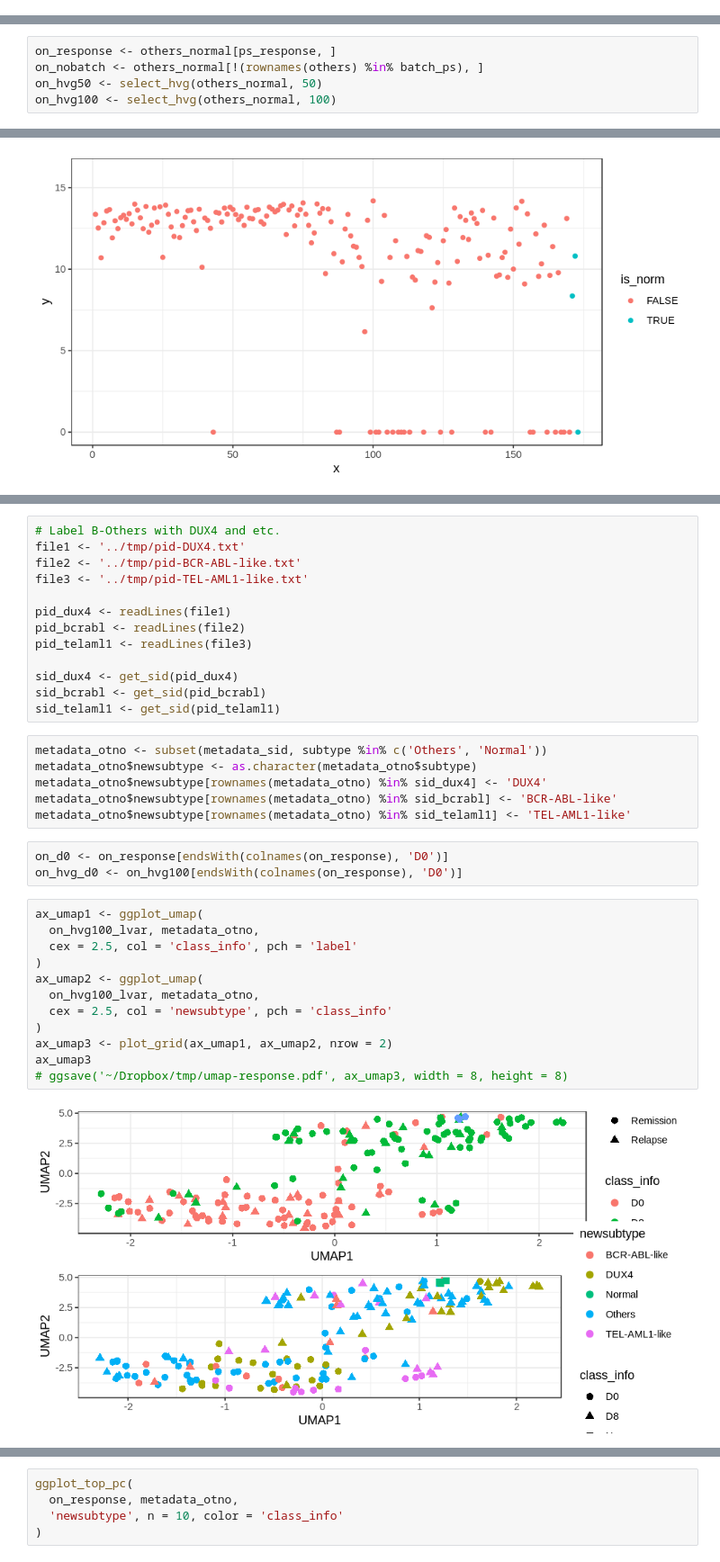
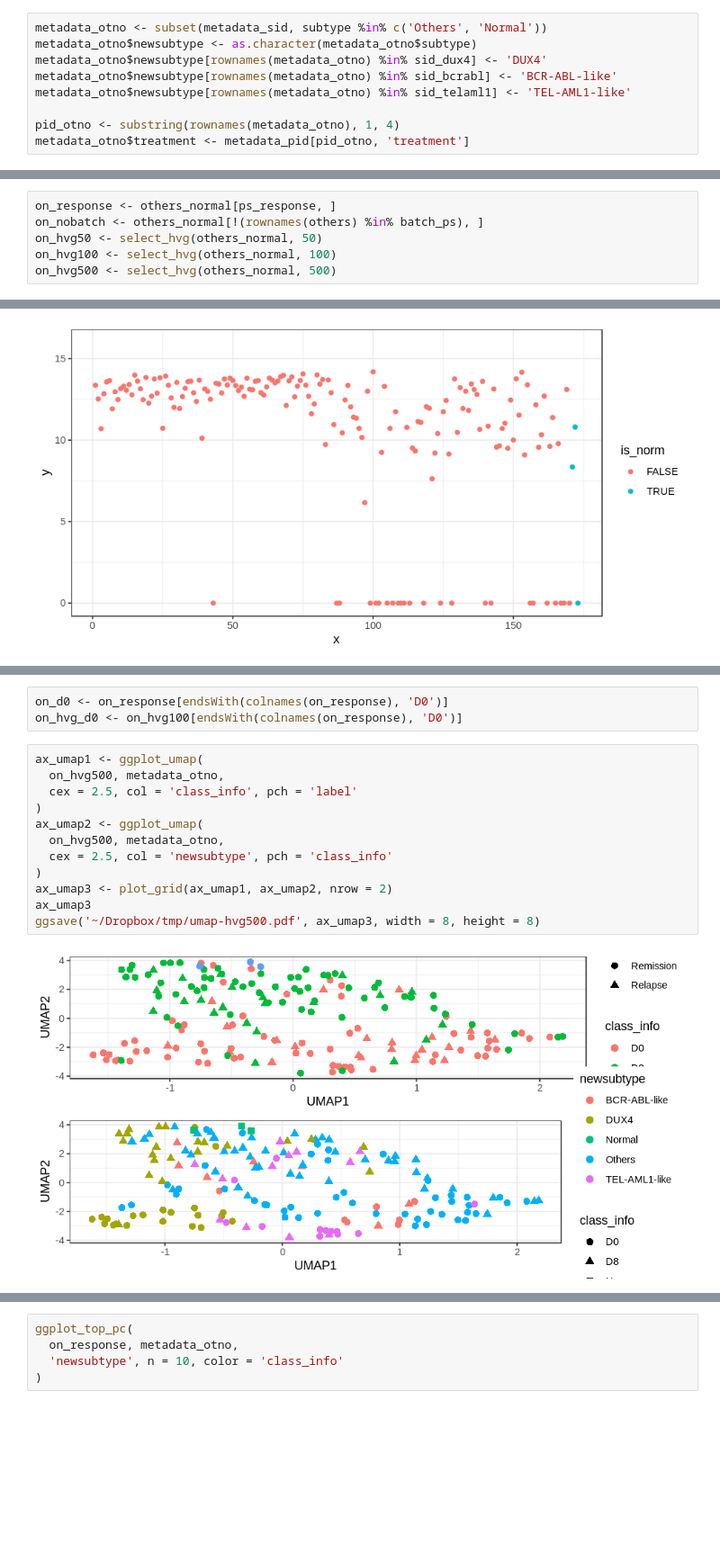
Before and after one commit to dblux/relapse_prediction, a Jupyter notebook: ipynb/model.ipynb, the cells around one changed output, grey strips where cells are left out. Shown at 90% size. Saved outputs shown, nothing was run; the diff lists cells and outputs as text; blank space fills up the shorter version.

```diff
--- a/ipynb/model.ipynb
+++ b/ipynb/model.ipynb
@@ -666,3 +753,12 @@ Warning message in wilcox.test.default(x1, x2, exact = T):
+# %%
+metadata_otno <- subset(metadata_sid, subtype %in% c('Others', 'Normal'))
+metadata_otno$newsubtype <- as.character(metadata_otno$subtype)
+metadata_otno$newsubtype[rownames(metadata_otno) %in% sid_dux4] <- 'DUX4'
+metadata_otno$newsubtype[rownames(metadata_otno) %in% sid_bcrabl] <- 'BCR-ABL-like'
+metadata_otno$newsubtype[rownames(metadata_otno) %in% sid_telaml1] <- 'TEL-AML1-like'
+
+pid_otno <- substring(rownames(metadata_otno), 1, 4)
+metadata_otno$treatment <- metadata_pid[pid_otno, 'treatment']
 # %% [markdown]
 #### TO-DO
 1. Features: Using HVGs and suppressing noise
@@ -697,6 +793,7 @@ on_response <- others_normal[ps_response, ]
 on_nobatch <- others_normal[!(rownames(others) %in% batch_ps), ]
 on_hvg50 <- select_hvg(others_normal, 50)
 on_hvg100 <- select_hvg(others_normal, 100)
+on_hvg500 <- select_hvg(others_normal, 500)
 # %% [markdown]
 #### Exploring features
 - Comparing variance of others v.s. normal
@@ -736,38 +833,19 @@ on_hvg100_lvar <- on_hvg100[-normal_high, ]
-# %%
-# Label B-Others with DUX4 and etc.
-file1 <- '../tmp/pid-DUX4.txt'
-file2 <- '../tmp/pid-BCR-ABL-like.txt'
-file3 <- '../tmp/pid-TEL-AML1-like.txt'
-
-pid_dux4 <- readLines(file1)
-pid_bcrabl <- readLines(file2)
-pid_telaml1 <- readLines(file3)
-
-sid_dux4 <- get_sid(pid_dux4)
-sid_bcrabl <- get_sid(pid_bcrabl)
-sid_telaml1 <- get_sid(pid_telaml1)
-# %%
-metadata_otno <- subset(metadata_sid, subtype %in% c('Others', 'Normal'))
-metadata_otno$newsubtype <- as.character(metadata_otno$subtype)
-metadata_otno$newsubtype[rownames(metadata_otno) %in% sid_dux4] <- 'DUX4'
-metadata_otno$newsubtype[rownames(metadata_otno) %in% sid_bcrabl] <- 'BCR-ABL-like'
-metadata_otno$newsubtype[rownames(metadata_otno) %in% sid_telaml1] <- 'TEL-AML1-like'
 # %%
 on_d0 <- on_response[endsWith(colnames(on_response), 'D0')]
 on_hvg_d0 <- on_hvg100[endsWith(colnames(on_response), 'D0')]
 # %%
 ax_umap1 <- ggplot_umap(
-  on_hvg100_lvar, metadata_otno,
+  on_hvg500, metadata_otno,
   cex = 2.5, col = 'class_info', pch = 'label'
 )
 ax_umap2 <- ggplot_umap(
-  on_hvg100_lvar, metadata_otno,
+  on_hvg500, metadata_otno,
   cex = 2.5, col = 'newsubtype', pch = 'class_info'
 )
 ax_umap3 <- plot_grid(ax_umap1, ax_umap2, nrow = 2)
 ax_umap3
-# ggsave('~/Dropbox/tmp/umap-response.pdf', ax_umap3, width = 8, height = 8)
+ggsave('~/Dropbox/tmp/umap-hvg500.pdf', ax_umap3, width = 8, height = 8)
 # %% [output]
-[figure, old version]
+[figure, new version]
 # %%
 ax1 <- ggplot_pca(
```
Also changed, not shown: parts of 37 cells of this notebook, 3 other files.
